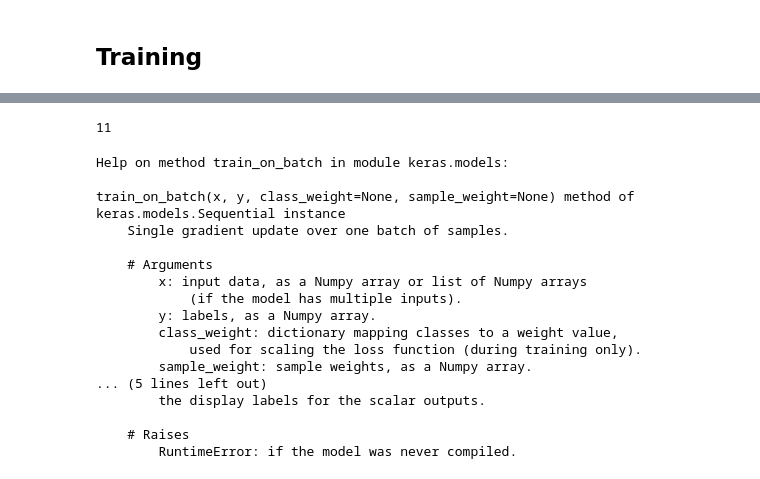
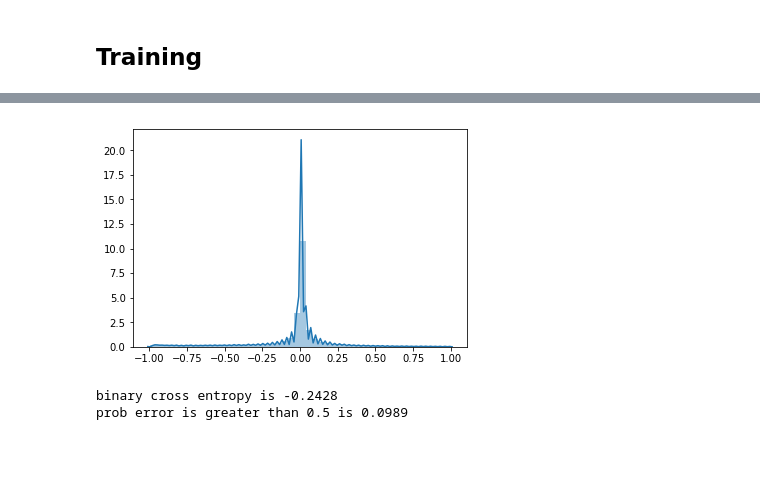
Before and after one commit to eddiepyang/sentimentizer, a Jupyter notebook: embedding.ipynb, the cells around one changed output, grey strips where cells are left out. Drawn from its saved outputs; the diff is of its cells as text; code cells hidden in the pictures; blank space fills up the shorter version.

```diff
--- a/embedding.ipynb
+++ b/embedding.ipynb
@@ -401,10 +262,13 @@ embedding_matrix.shape
 # %%
 # units for output size in Dense layer, vocab_size for number of features in nlp in Embedding
 # tried adding dropout but it lowered accuracy, shouldn't need it if it's not overfitting
+
 model = models.Sequential()
 model.add(Embedding(len(embedding_matrix), 100, input_length=200,  embeddings_regularizer=regularizers.l2(1e-6), weights = [embedding_matrix]))
 model.add(Conv1D(100, 5))
 model.add(Conv1D(100, 3))
-model.add(MaxPooling1D(5))
+model.add(MaxPooling1D(4))
 model.add(LSTM(67))
 model.add(Dense(1, activation='sigmoid'))
+model.compile(optimizer=Adam, loss='binary_crossentropy', metrics=['accuracy'])
+model.summary()
@@ -480,3 +322,3 @@ model.save('./models/lstm')
 # %%
-from keras.models import load_model
-model = load_model('./models/test_ann')
+# from keras.models import load_model
+# model = load_model('./models/test_ann')
@@ -512,24 +332,29 @@ array([[ 0.14394325],
-# %%
-matrix[14].A.sum()
-# %% [output]
-11
-# %%
-help(model.train_on_batch)
-# %% [output]
-Help on method train_on_batch in module keras.models:
-
-train_on_batch(x, y, class_weight=None, sample_weight=None) method of keras.models.Sequential instance
-    Single gradient update over one batch of samples.
-
-    # Arguments
-        x: input data, as a Numpy array or list of Numpy arrays
-            (if the model has multiple inputs).
-        y: labels, as a Numpy array.
-        class_weight: dictionary mapping classes to a weight value,
-            used for scaling the loss function (during training only).
-        sample_weight: sample weights, as a Numpy array.
-... (5 lines left out)
-        the display labels for the scalar outputs.
-
-    # Raises
-        RuntimeError: if the model was never compiled.
+# %%
+
+
+def evaluate(val, val_y, regression = False):
+
+
+    preds = model.predict(val)
+    #idx = np.random.randint(0, len(val_y), 5000)
+    pred_err = np.subtract(val_y.astype('float32'), preds.reshape(-1))
+    sns.distplot(pred_err)
+    plt.show()
+    cond_error = round((abs(pred_err) >= 0.5).sum()/len(pred_err), 4)
+    if regression:
+        rmse = np.sqrt(np.mean(pred_err**2))
+        print('rmse : %.4f' % rmse)
+    else:
+        binary_cross_entropy = np.mean(
+                                        val_y * np.log(preds.reshape(-1)) + \
+                                       (1-val_y) * np.log(1-preds.reshape(-1))
+        )
+
+    print('binary cross entropy is %.4f' % binary_cross_entropy)
+    print('prob error is greater than 0.5 is %.4f' % cond_error)
+# %%
+evaluate(val, val_y)
+# %% [output]
+[figure, added]
+binary cross entropy is -0.2428
+prob error is greater than 0.5 is 0.0989
```
Also changed, not shown: parts of 98 cells of this notebook.
